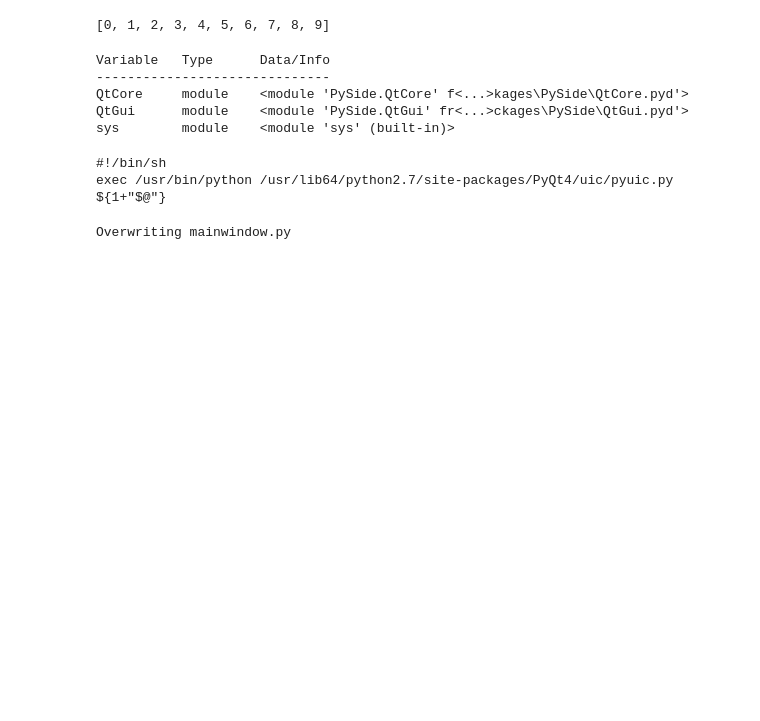
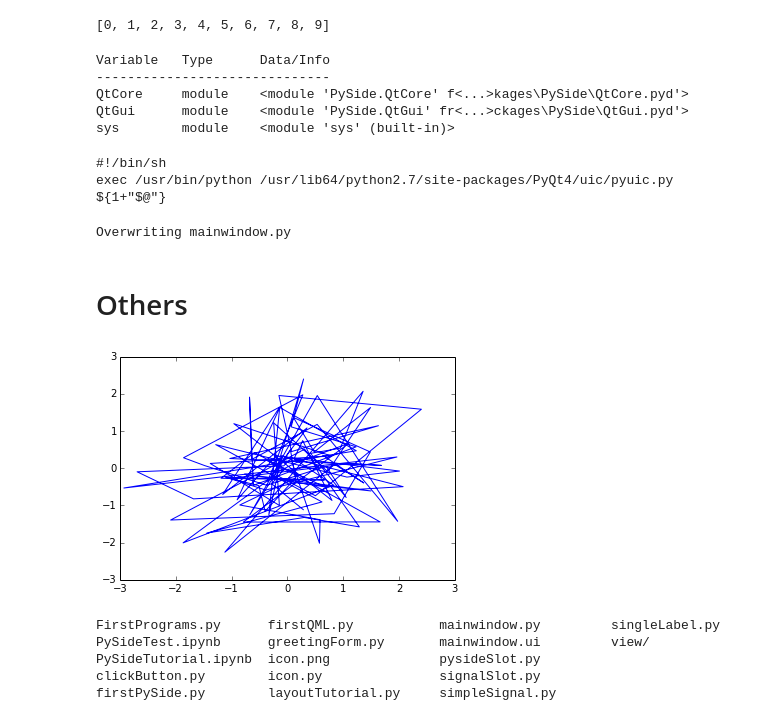
Before and after one commit to chenleo/Test, a Jupyter notebook: PySide/PySideTest.ipynb, the cells around one changed output. Cells and saved outputs as stored; diff of their text form; code cells hidden in the pictures; blank space fills up the shorter version.

```diff
--- a/PySide/PySideTest.ipynb
+++ b/PySide/PySideTest.ipynb
@@ -115,3 +115,5 @@ if __name__ == "__main__":
     sys.exit(app.exec_())
 # %% [output]
 Overwriting mainwindow.py
+# %% [markdown]
+# Others
@@ -117,0 +124,13 @@ Overwriting mainwindow.py
+# %%
+plt.plot(np.random.randn(100), np.random.randn(100))
+plt.savefig("icon.png")
+# %% [output]
+[figure, added]
+# %%
+ls
+# %% [output]
+FirstPrograms.py      firstQML.py           mainwindow.py         singleLabel.py
+PySideTest.ipynb      greetingForm.py       mainwindow.ui         view/
+PySideTutorial.ipynb  icon.png              pysideSlot.py
+clickButton.py        icon.py               signalSlot.py
+firstPySide.py        layoutTutorial.py     simpleSignal.py
```
Also changed, not shown: parts of 1 cell of this notebook.
